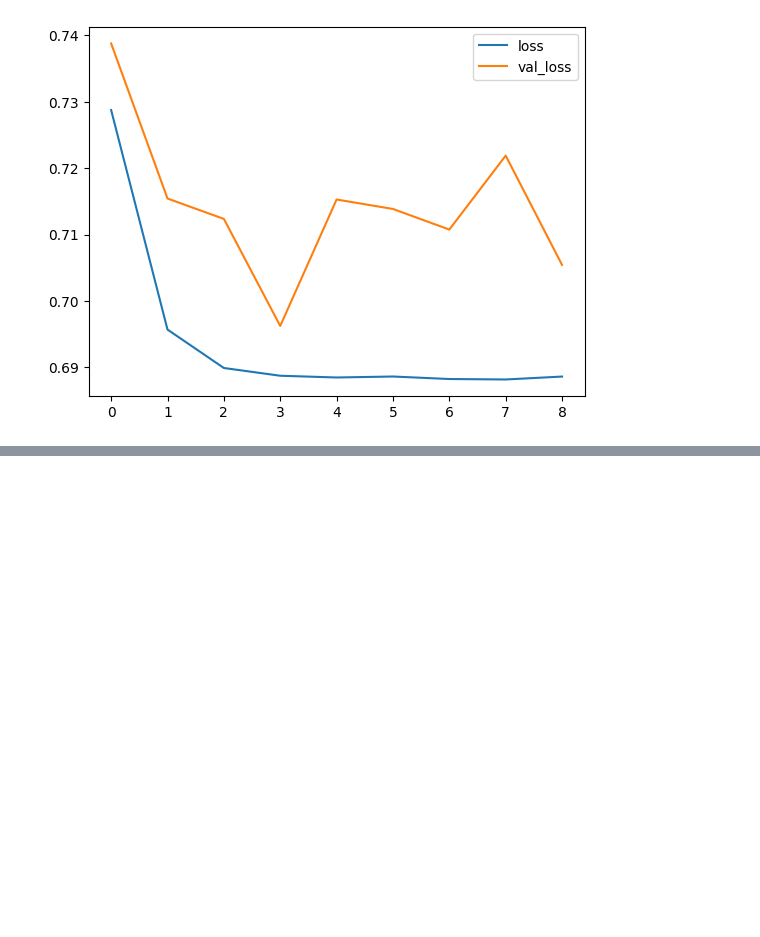
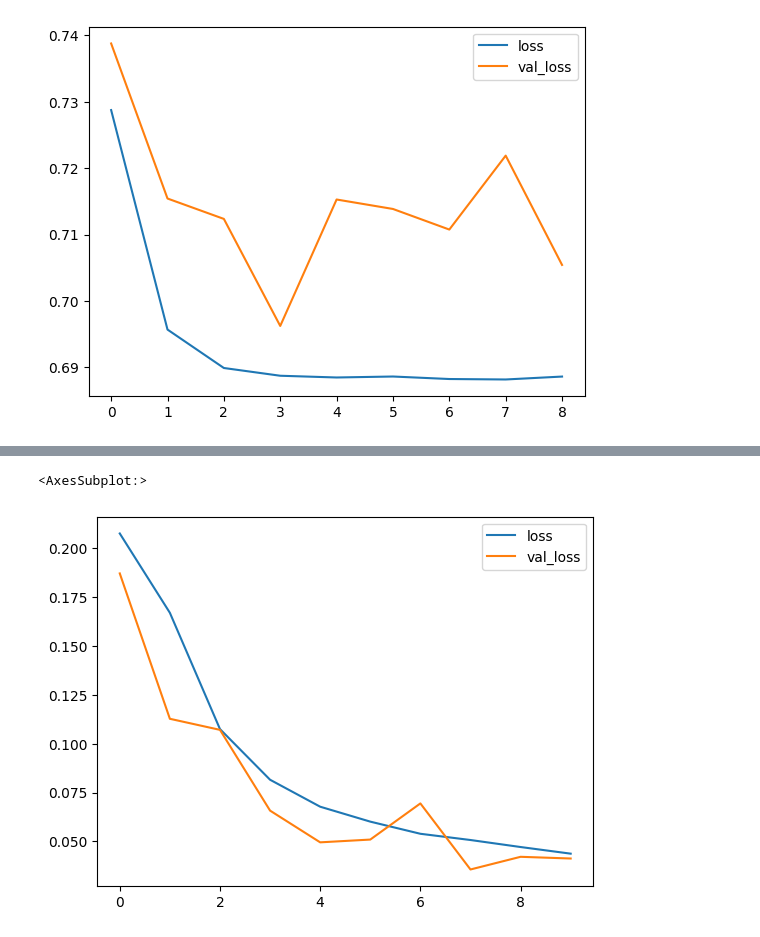
Before and after one commit to benmessao/PFE, a Jupyter notebook: source/deep learning/sequence_creation.ipynb, the cells around one changed output, grey strips where cells are left out. Drawn from its saved outputs; the diff is of its cells as text; code cells hidden in the pictures; blank space fills up the shorter version.

```diff
--- a/source/deep learning/sequence_creation.ipynb
+++ b/source/deep learning/sequence_creation.ipynb
@@ -699,0 +738,5 @@ Epoch 1/10
+# %%
+history_df.loc[:, ['loss', 'val_loss']].plot()
+# %% [output]
+<AxesSubplot:>
+[figure, added]
```
Also changed, not shown: parts of 6 cells of this notebook.
